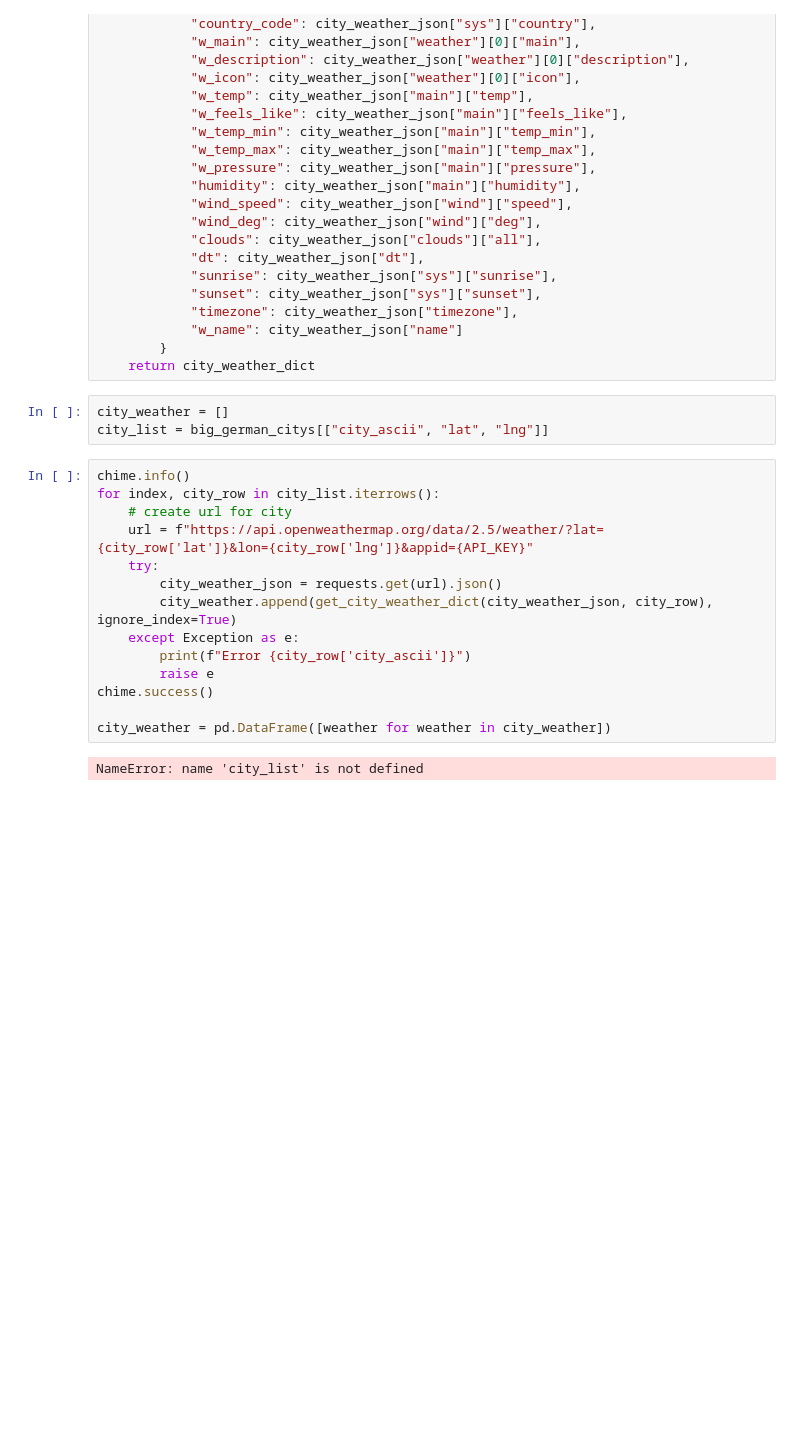
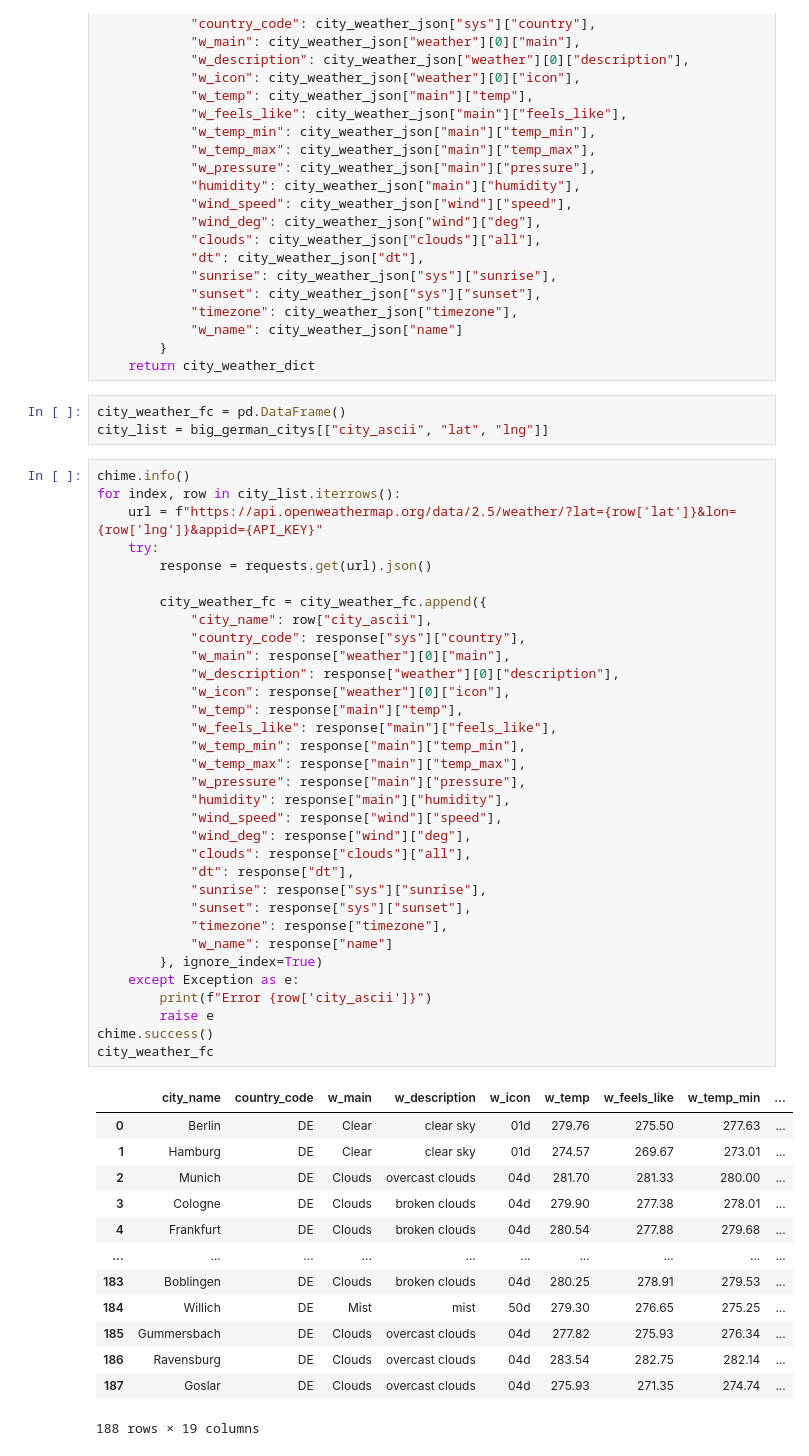
Before and after one commit to Simo-Z/data_engineering-Gans, a Jupyter notebook: scripts/getCityWeather.ipynb, the cells around one changed output. Drawn from its saved outputs; the diff is of its cells as text; blank space fills up the shorter version.

```diff
--- a/scripts/getCityWeather.ipynb
+++ b/scripts/getCityWeather.ipynb
@@ -61,22 +57,53 @@ def get_city_weather_dict(city_weather_json, city_row):
         }
     return city_weather_dict
 # %%
-city_weather = []
+city_weather_fc = pd.DataFrame()
 city_list = big_german_citys[["city_ascii", "lat", "lng"]]
 # %%
 chime.info()
-for index, city_row in city_list.iterrows():
-    # create url for city
-    url = f"https://api.openweathermap.org/data/2.5/weather/?lat={city_row['lat']}&lon={city_row['lng']}&appid={API_KEY}"
+for index, row in city_list.iterrows():
+    url = f"https://api.openweathermap.org/data/2.5/weather/?lat={row['lat']}&lon={row['lng']}&appid={API_KEY}"
     try:
-        city_weather_json = requests.get(url).json()
-        city_weather.append(get_city_weather_dict(city_weather_json, city_row), ignore_index=True)
+        response = requests.get(url).json()
+
+        city_weather_fc = city_weather_fc.append({
+            "city_name": row["city_ascii"],
+            "country_code": response["sys"]["country"],
+            "w_main": response["weather"][0]["main"],
+            "w_description": response["weather"][0]["description"],
+            "w_icon": response["weather"][0]["icon"],
+            "w_temp": response["main"]["temp"],
+            "w_feels_like": response["main"]["feels_like"],
+            "w_temp_min": response["main"]["temp_min"],
+            "w_temp_max": response["main"]["temp_max"],
+            "w_pressure": response["main"]["pressure"],
+            "humidity": response["main"]["humidity"],
+            "wind_speed": response["wind"]["speed"],
+            "wind_deg": response["wind"]["deg"],
+            "clouds": response["clouds"]["all"],
+            "dt": response["dt"],
+            "sunrise": response["sys"]["sunrise"],
+            "sunset": response["sys"]["sunset"],
+            "timezone": response["timezone"],
+            "w_name": response["name"]
+        }, ignore_index=True)
     except Exception as e:
-        print(f"Error {city_row['city_ascii']}")
+        print(f"Error {row['city_ascii']}")
         raise e
 chime.success()
-
-city_weather = pd.DataFrame([weather for weather in city_weather])
+city_weather_fc
 # %% [output]
+|  | city_name | country_code | w_main | w_description | w_icon | w_temp | w_feels_like | w_temp_min | ... |
+| 0 | Berlin | DE | Clear | clear sky | 01d | 279.76 | 275.50 | 277.63 | ... |
+| 1 | Hamburg | DE | Clear | clear sky | 01d | 274.57 | 269.67 | 273.01 | ... |
+| 2 | Munich | DE | Clouds | overcast clouds | 04d | 281.70 | 281.33 | 280.00 | ... |
+| 3 | Cologne | DE | Clouds | broken clouds | 04d | 279.90 | 277.38 | 278.01 | ... |
+| 4 | Frankfurt | DE | Clouds | broken clouds | 04d | 280.54 | 277.88 | 279.68 | ... |
+| ... | ... | ... | ... | ... | ... | ... | ... | ... | ... |
+| 183 | Boblingen | DE | Clouds | broken clouds | 04d | 280.25 | 278.91 | 279.53 | ... |
+| 184 | Willich | DE | Mist | mist | 50d | 279.30 | 276.65 | 275.25 | ... |
+| 185 | Gummersbach | DE | Clouds | overcast clouds | 04d | 277.82 | 275.93 | 276.34 | ... |
+| 186 | Ravensburg | DE | Clouds | overcast clouds | 04d | 283.54 | 282.75 | 282.14 | ... |
+| 187 | Goslar | DE | Clouds | overcast clouds | 04d | 275.93 | 271.35 | 274.74 | ... |
-NameError: name 'city_list' is not defined
+188 rows × 19 columns
 # %%
```
Also changed, not shown: parts of 6 cells of this notebook, 1 other file.
